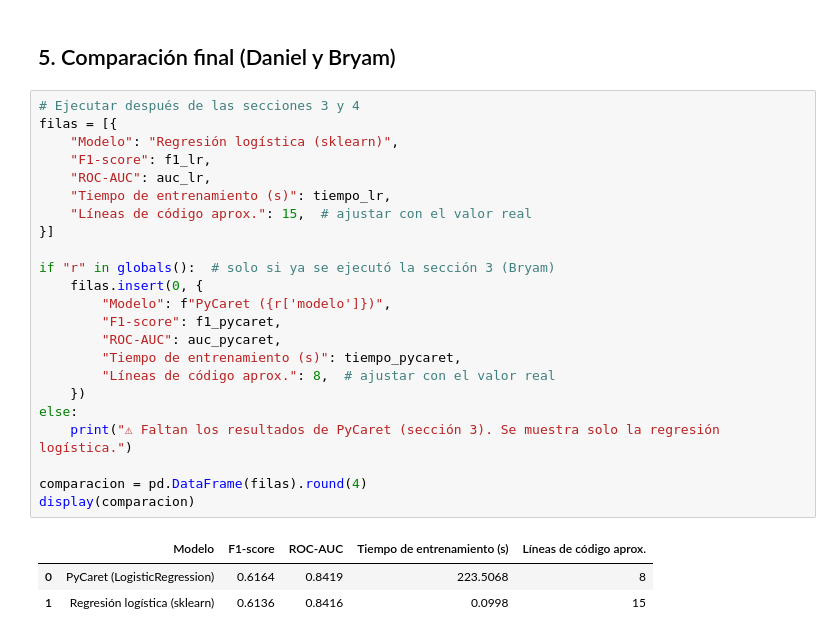
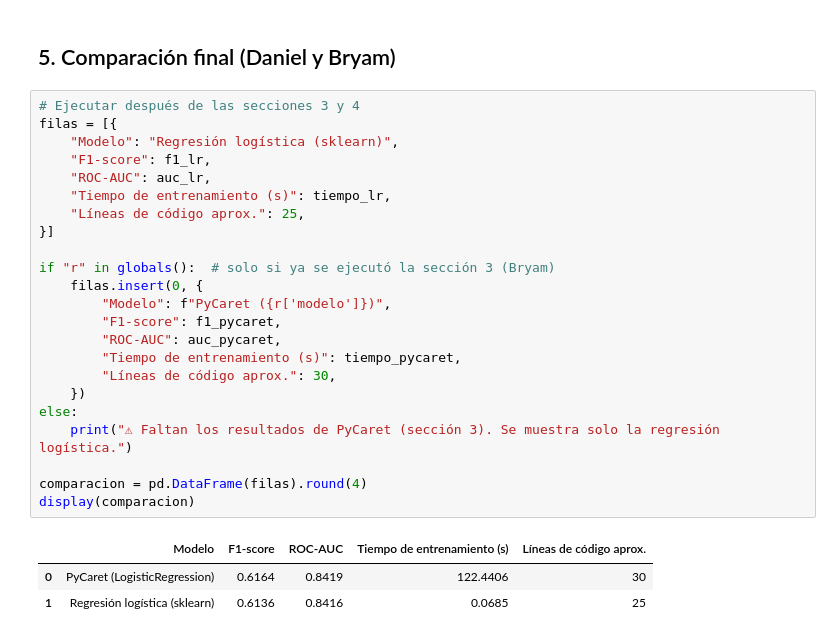
Before and after one commit to BryamAA/ciencia-de-datos, a Jupyter notebook: notebooks/01_pycaret_vs_regresion_logistica.ipynb, the cells around one changed output. Drawn from its saved outputs; the diff is of its cells as text.

```diff
--- a/notebooks/01_pycaret_vs_regresion_logistica.ipynb
+++ b/notebooks/01_pycaret_vs_regresion_logistica.ipynb
@@ -432,27 +435,27 @@ plt.show()
 # %%
 # Ejecutar después de las secciones 3 y 4
 filas = [{
     "Modelo": "Regresión logística (sklearn)",
     "F1-score": f1_lr,
     "ROC-AUC": auc_lr,
     "Tiempo de entrenamiento (s)": tiempo_lr,
-    "Líneas de código aprox.": 15,  # ajustar con el valor real
+    "Líneas de código aprox.": 25,
 }]
 
 if "r" in globals():  # solo si ya se ejecutó la sección 3 (Bryam)
     filas.insert(0, {
         "Modelo": f"PyCaret ({r['modelo']})",
         "F1-score": f1_pycaret,
         "ROC-AUC": auc_pycaret,
         "Tiempo de entrenamiento (s)": tiempo_pycaret,
-        "Líneas de código aprox.": 8,  # ajustar con el valor real
+        "Líneas de código aprox.": 30,
     })
 else:
     print("⚠ Faltan los resultados de PyCaret (sección 3). Se muestra solo la regresión logística.")
 
 comparacion = pd.DataFrame(filas).round(4)
 display(comparacion)
 # %% [output]
 |  | Modelo | F1-score | ROC-AUC | Tiempo de entrenamiento (s) | Líneas de código aprox. |
-| 0 | PyCaret (LogisticRegression) | 0.6164 | 0.8419 | 223.5068 | 8 |
-| 1 | Regresión logística (sklearn) | 0.6136 | 0.8416 | 0.0998 | 15 |
+| 0 | PyCaret (LogisticRegression) | 0.6164 | 0.8419 | 122.4406 | 30 |
+| 1 | Regresión logística (sklearn) | 0.6136 | 0.8416 | 0.0685 | 25 |
```
Also changed, not shown: parts of 5 cells of this notebook.
